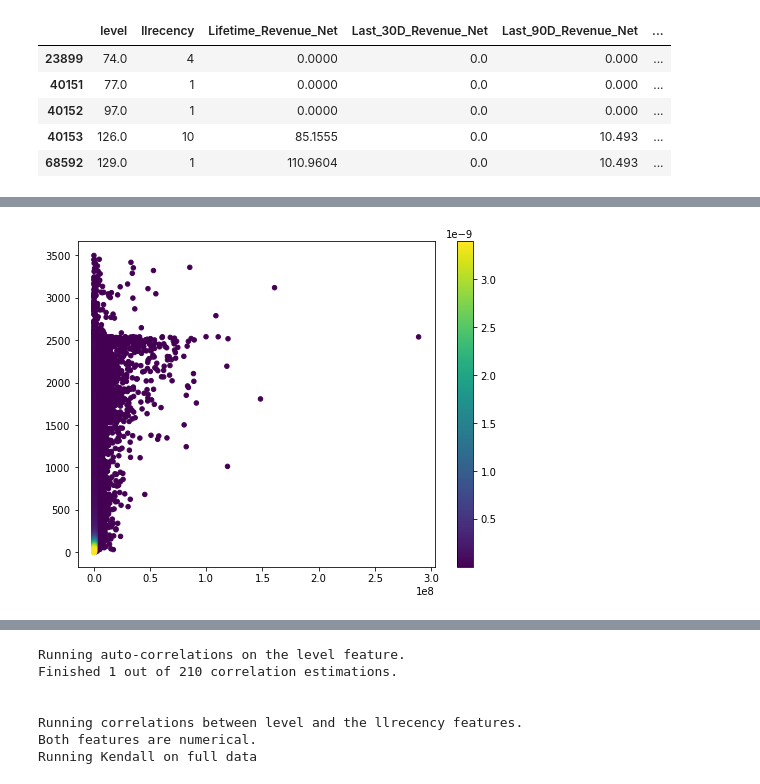
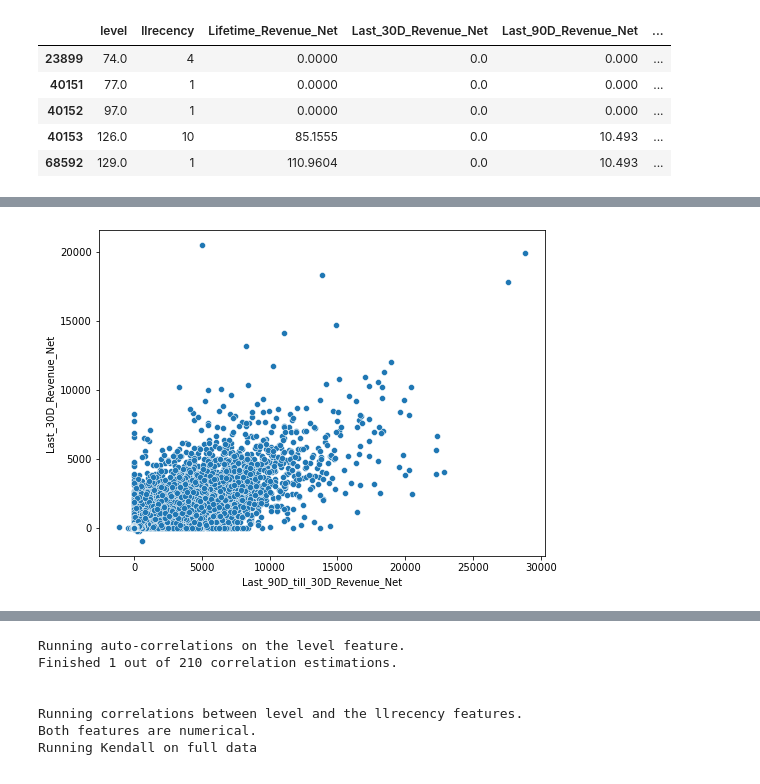
Before and after one commit to AlexanderLoebel/Homogeneity, a Jupyter notebook: Exploratory Data Analysis of the historical features - Part 2.ipynb, the cells around one changed output, grey strips where cells are left out. Cells and saved outputs as stored; diff of their text form; code cells hidden in the pictures.

```diff
--- a/Exploratory Data Analysis of the historical features - Part 2.ipynb
+++ b/Exploratory Data Analysis of the historical features - Part 2.ipynb
@@ -737,13 +774,16 @@ plt.show()
-# %%
-xy = np.vstack([x_Mk, y_Mk])
-z = gaussian_kde(xy)(xy)
-
-idx = z.argsort()
-x_Mk, y_Mk, z = x_Mk[idx], y_Mk[idx], z[idx]
-
-fig, ax = plt.subplots(figsize = (8, 6))
-im = ax.scatter(x_Mk, y_Mk, c=z, s=20)
-fig.colorbar(im, ax=ax)
-plt.show()
-# %% [output]
-[figure, removed]
+# %%
+data_two = data_numerical[['Last_30D_Revenue_Net', 'Last_90D_Revenue_Net']]
+# data_two = data_two[~(data_two <= 0).any(axis=1)]
+# %%
+data_two_subtract = pd.DataFrame()
+data_two_subtract['Last_90D_till_30D_Revenue_Net'] = data_two['Last_90D_Revenue_Net'] - data_two['Last_30D_Revenue_Net']
+data_two_subtract['Last_30D_Revenue_Net'] = data_two['Last_30D_Revenue_Net']
+
+fig = plt.figure(figsize = (8, 6))
+sb.scatterplot(x = data_two_subtract.columns[0],
+               y = data_two_subtract.columns[1],
+               data = data_two_subtract)
+
+plt.show()
+# %% [output]
+[figure, added]
```
Also changed, not shown: parts of 42 cells of this notebook, 1 other file.
